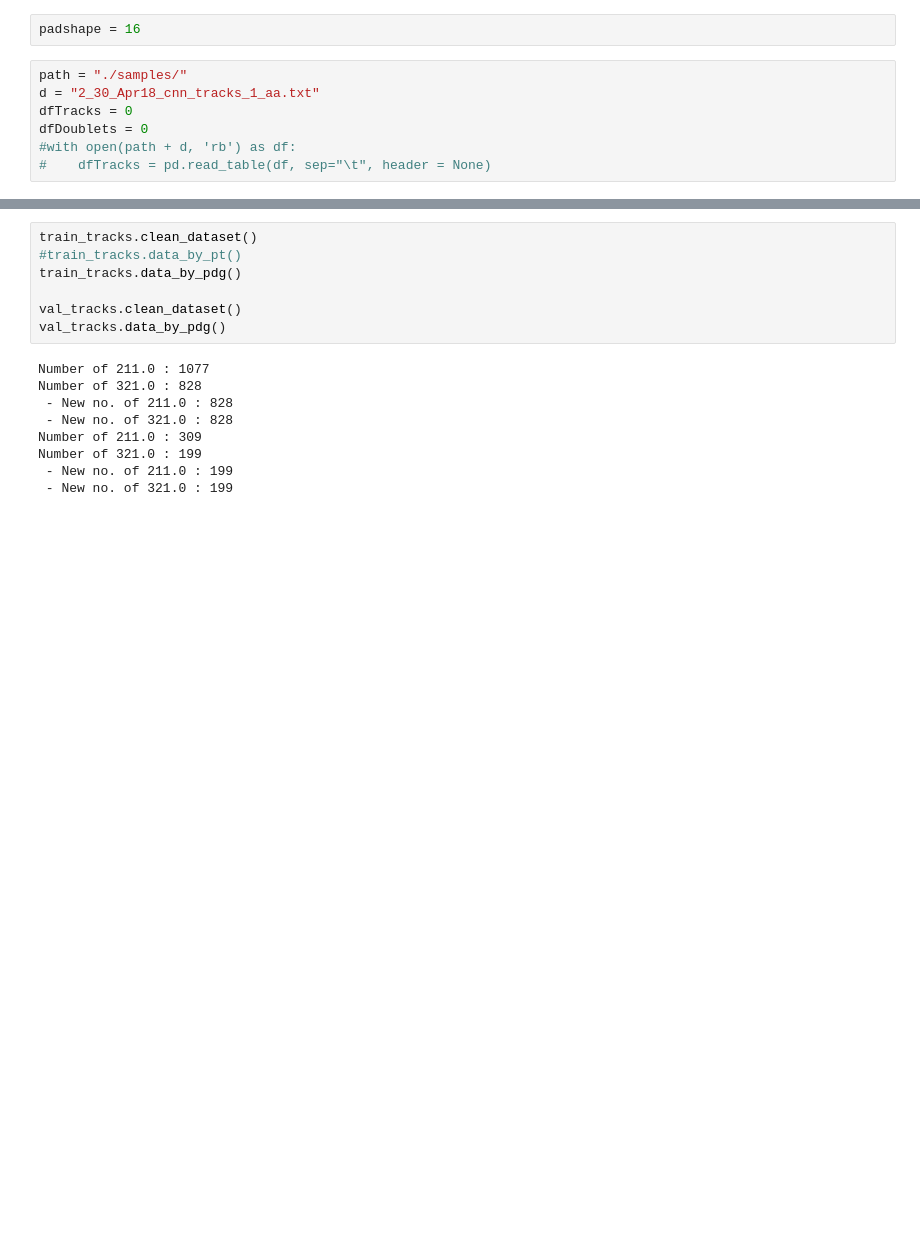
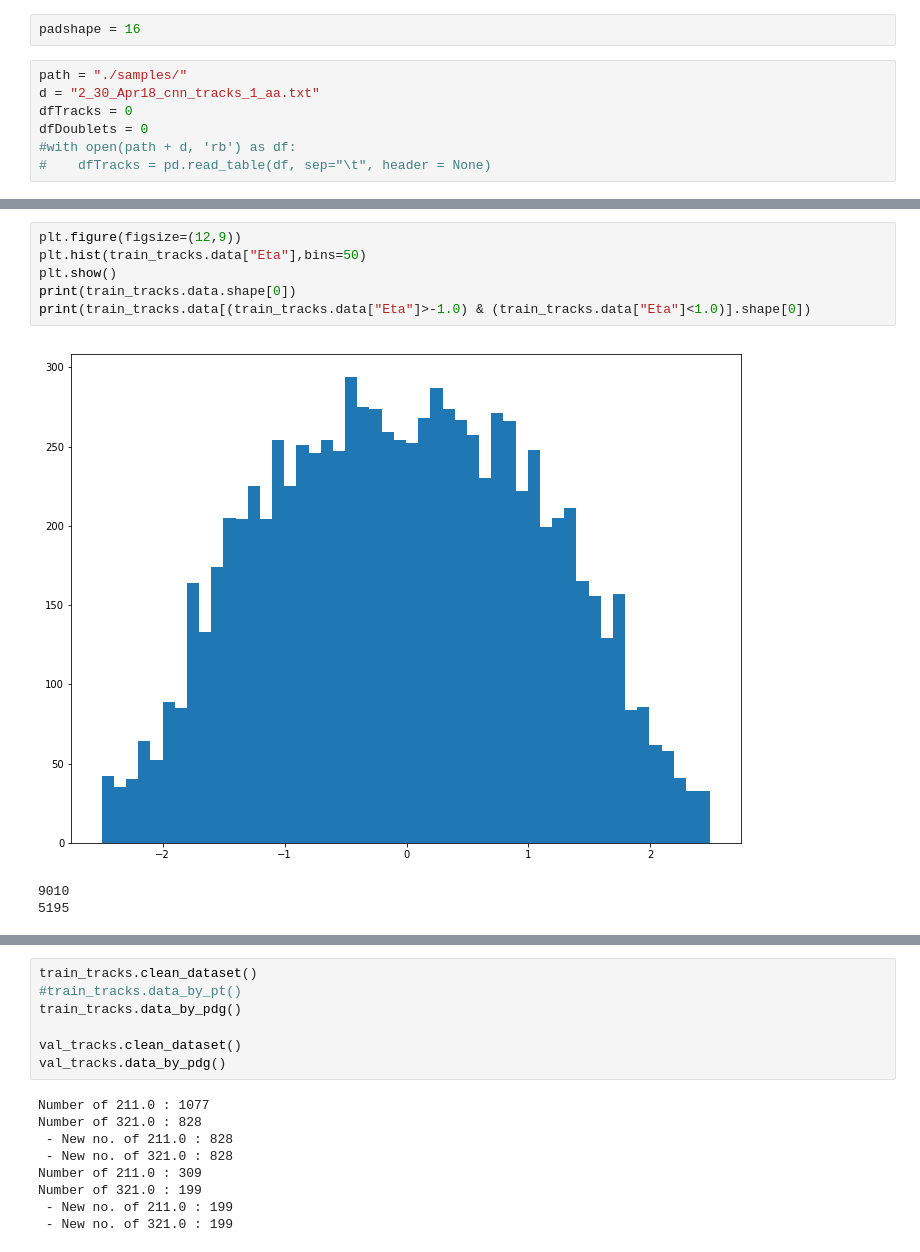
Before and after one commit to ChuyuanLiu/CNNFiltering, a Jupyter notebook: jupyters/cnn_tracks.ipynb, the cells around one changed output, grey strips where cells are left out. Cells and saved outputs as stored; diff of their text form; blank space fills up the shorter version.

```diff
--- a/jupyters/cnn_tracks.ipynb
+++ b/jupyters/cnn_tracks.ipynb
@@ -210,3 +229,13 @@ print(bins)
    3.05358579e+02   3.40130494e+02   3.78861970e+02   4.22003891e+02
    4.70058487e+02   5.23585176e+02   5.83207076e+02   6.49618266e+02
    7.23591857e+02   8.05988999e+02   8.97768900e+02   1.00000000e+03]
+# %%
+plt.figure(figsize=(12,9))
+plt.hist(train_tracks.data["Eta"],bins=50)
+plt.show()
+print(train_tracks.data.shape[0])
+print(train_tracks.data[(train_tracks.data["Eta"]>-1.0) & (train_tracks.data["Eta"]<1.0)].shape[0])
+# %% [output]
+[figure, added]
+9010
+5195
```
Also changed, not shown: parts of 11 cells of this notebook, 5 other files.
